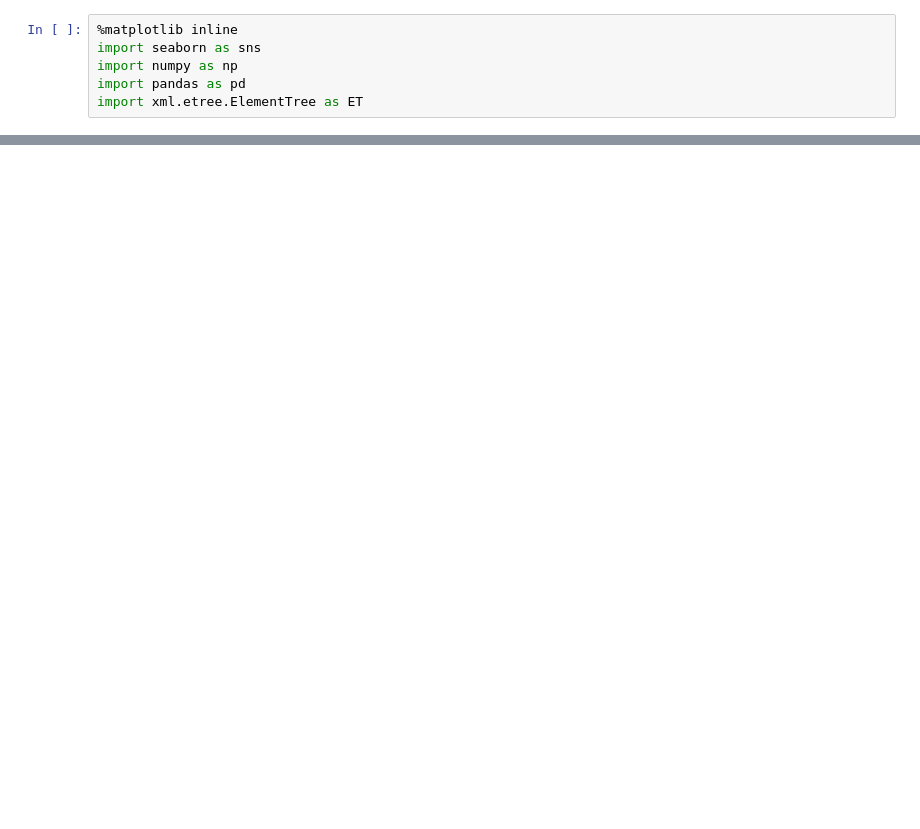
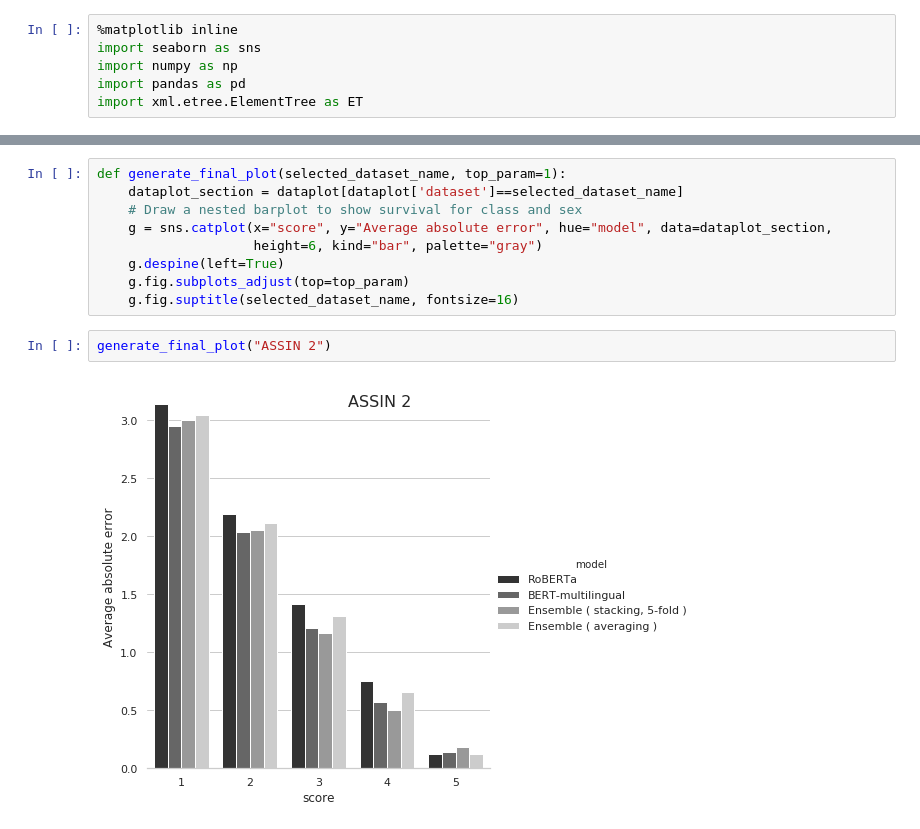
Before and after one commit to ruanchaves/assin, a Jupyter notebook: visualization.ipynb, the cells around one changed output, grey strips where cells are left out. Cells and saved outputs as stored; diff of their text form; blank space fills up the shorter version.

```diff
--- a/visualization.ipynb
+++ b/visualization.ipynb
@@ -62,0 +170,13 @@ plot1
+# %%
+def generate_final_plot(selected_dataset_name, top_param=1):
+    dataplot_section = dataplot[dataplot['dataset']==selected_dataset_name]
+    # Draw a nested barplot to show survival for class and sex
+    g = sns.catplot(x="score", y="Average absolute error", hue="model", data=dataplot_section,
+                    height=6, kind="bar", palette="gray")
+    g.despine(left=True)
+    g.fig.subplots_adjust(top=top_param)
+    g.fig.suptitle(selected_dataset_name, fontsize=16)
+# %%
+generate_final_plot("ASSIN 2")
+# %% [output]
+[figure, added]
```
Also changed, not shown: parts of 24 cells of this notebook.
